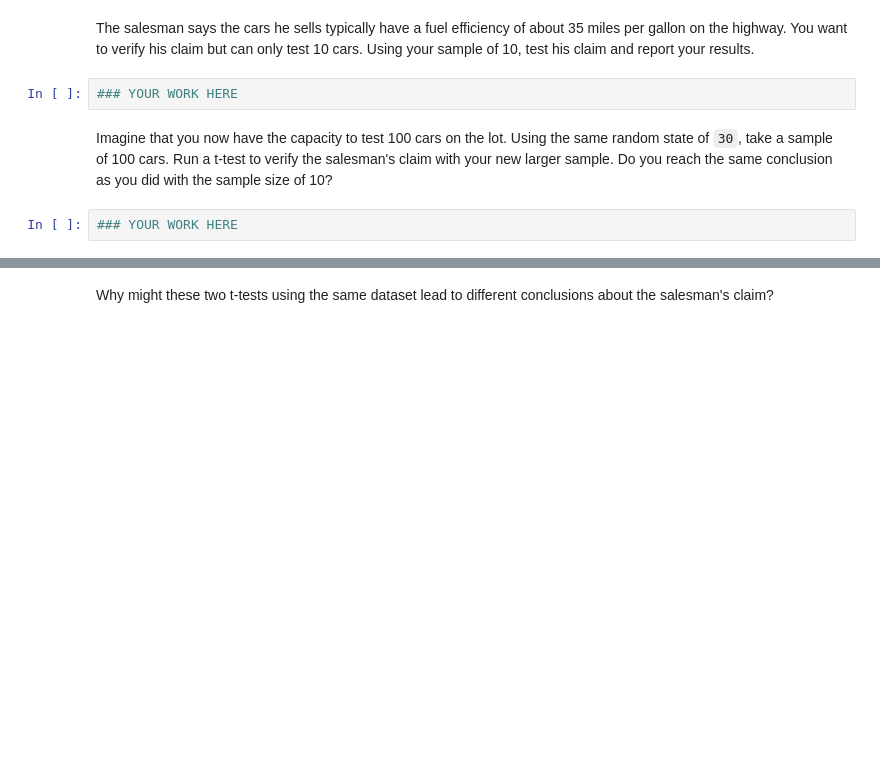
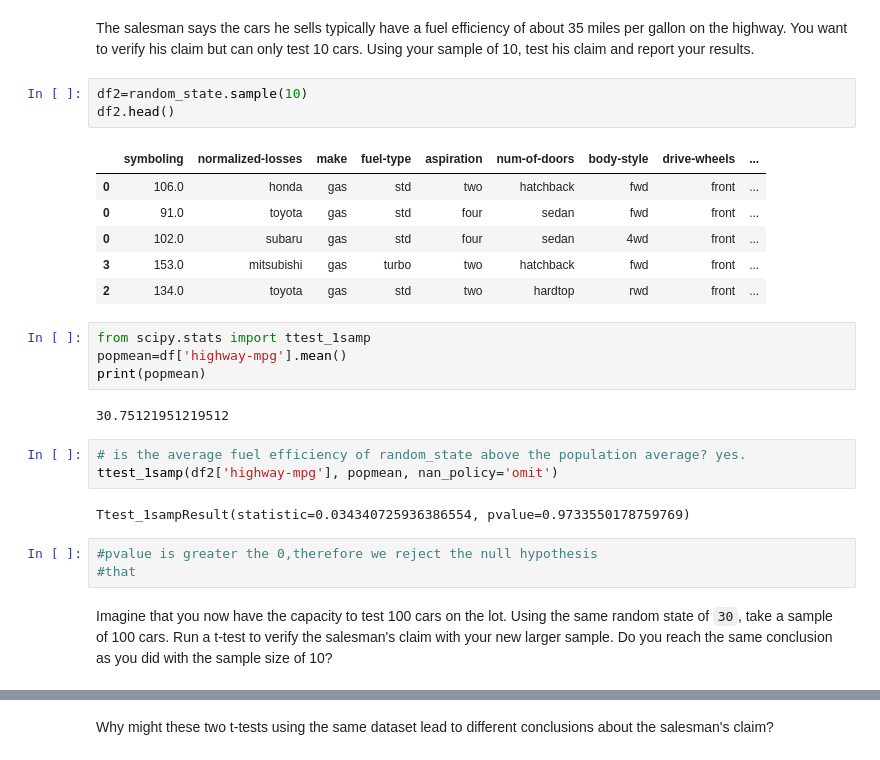
Before and after one commit to bofori-tech/DS-Unit-1-Sprint-2-Statistics, a Jupyter notebook: module1/LS_DS_121_t_tests_Assignment.ipynb, the cells around one changed output, grey strips where cells are left out. Cells and saved outputs as stored; diff of their text form; blank space fills up the shorter version.

```diff
--- a/module1/LS_DS_121_t_tests_Assignment.ipynb
+++ b/module1/LS_DS_121_t_tests_Assignment.ipynb
@@ -91,8 +112,28 @@ df
 # %% [markdown]
 The salesman says the cars he sells typically have a fuel efficiency of about 35 miles per gallon on the highway. You want to verify his claim but can only test 10 cars. Using your sample of 10, test his claim and report your results.
-# %%
-### YOUR WORK HERE
+# %%
+df2=random_state.sample(10)
+df2.head()
+# %% [output]
+|  | symboling | normalized-losses | make | fuel-type | aspiration | num-of-doors | body-style | drive-wheels | ... |
+| 0 | 106.0 | honda | gas | std | two | hatchback | fwd | front | ... |
+| 0 | 91.0 | toyota | gas | std | four | sedan | fwd | front | ... |
+| 0 | 102.0 | subaru | gas | std | four | sedan | 4wd | front | ... |
+| 3 | 153.0 | mitsubishi | gas | turbo | two | hatchback | fwd | front | ... |
+| 2 | 134.0 | toyota | gas | std | two | hardtop | rwd | front | ... |
+# %%
+from scipy.stats import ttest_1samp
+popmean=df['highway-mpg'].mean()
+print(popmean)
+# %% [output]
+30.75121951219512
+# %%
+# is the average fuel efficiency of random_state above the population average? yes.
+ttest_1samp(df2['highway-mpg'], popmean, nan_policy='omit')
+# %% [output]
+Ttest_1sampResult(statistic=0.034340725936386554, pvalue=0.9733550178759769)
+# %%
+#pvalue is greater the 0,therefore we reject the null hypothesis
+#that
 # %% [markdown]
 Imagine that you now have the capacity to test 100 cars on the lot. Using the same random state of `30`, take a sample of 100 cars. Run a t-test to verify the salesman's claim with your new larger sample. Do you reach the same conclusion as you did with the sample size of 10?
-# %%
-### YOUR WORK HERE
```
Also changed, not shown: parts of 31 cells of this notebook.
